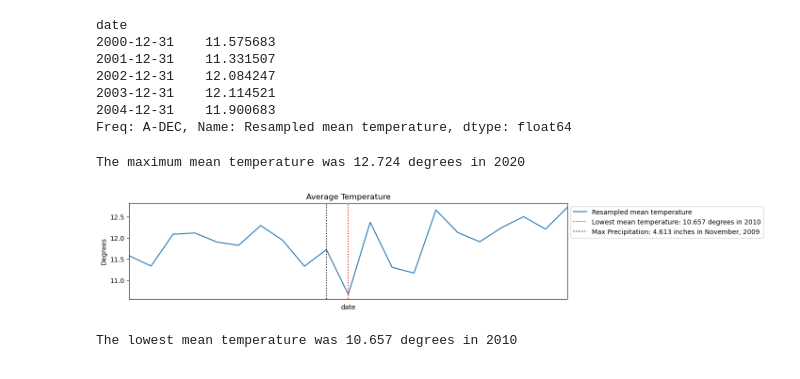
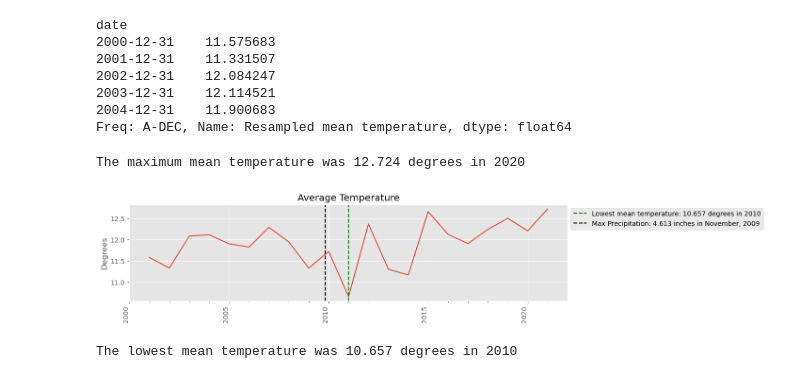
Before and after one commit to sheha919/data_visualization, a Jupyter notebook: Resampling Datetime Data.ipynb, the cells around one changed output. Cells and saved outputs as stored; diff of their text form; code cells hidden in the pictures.

```diff
--- a/Resampling Datetime Data.ipynb
+++ b/Resampling Datetime Data.ipynb
@@ -4,10 +4,15 @@
 import datetime as dt
 import pandas as pd
 import matplotlib.pyplot as plt
+import matplotlib as mpl
 
 #import tick customization tools
 import matplotlib.ticker as mticks
 import matplotlib.dates as mdates
+
+
+plt.rcParams['figure.figsize']=(12,3)
+plt.style.use(['ggplot'])
 # %% [markdown]
 # Load Data
 # %%
@@ -238,7 +246,7 @@ date
 Name: mean_temp, Length: 7671, dtype: float64
 # %%
 #Resample the data as Yearly frequency
-mean_temp_Y= mean_temp.resample('Y').mean()
+mean_temp_Y= mean_temp.resample('A').mean()
 mean_temp_Y.name = 'Resampled mean temperature'
 mean_temp_Y.head()
 # %% [output]
@@ -258,32 +266,34 @@ The maximum mean temperature was 12.724 degrees in 2020
 # %%
 #plot data
 fig, ax = plt.subplots(figsize=(12,3))
-mean_temp_Y.plot(ax=ax)
+ax.plot(mean_temp_Y)
 ax.set(title = "Average Temperature", ylabel = 'Degrees')
 
 #customize major ticks
 loc_year_maj = mdates.YearLocator(5)
 fmt_year = mdates.DateFormatter('%Y')
 
 ax.xaxis.set_major_locator(loc_year_maj)
 ax.xaxis.set_major_formatter(fmt_year)
 
 #Customize the minor xaxis ticks
 loc_year_min = mdates.YearLocator(1)
 ax.xaxis.set_minor_locator(loc_year_min)
 
 #lowest temperature
-ax.axvline(mean_temp_Y.idxmin(), color = 'red', ls = ':',
+ax.axvline(mean_temp_Y.idxmin(), color = 'green', ls = '--',
            label = f"Lowest mean temperature: {mean_temp_Y.min():.3f} degrees in {mean_temp_Y.idxmin().strftime('%Y')}")
 #max precipitation
-ax.axvline(prec_MS.idxmax(), color = 'black', ls = ':',
+ax.axvline(prec_MS.idxmax(), color = 'black', ls = '--',
            label = f"Max Precipitation: {prec_MS.max():.3f} inches in {prec_MS.idxmax().strftime('%B, %Y')}")
 ax.legend(bbox_to_anchor=[1,1])
 
+# Add gridlines for major xaxis ticks
+#ax.grid(which='major',axis='x',color='k',ls=':',lw=1)
 
 fig.autofmt_xdate(which = 'major', rotation = 90)
 # %% [output]
-[figure, old version]
+[figure, new version]
 # %%
 # the date and value for the lowest mean temp
 print(f"The lowest mean temperature was {mean_temp_Y.min():.3f} degrees in {mean_temp_Y.idxmin().strftime('%Y')}")
```
Also changed, not shown: parts of 2 cells of this notebook, 2 other files.
